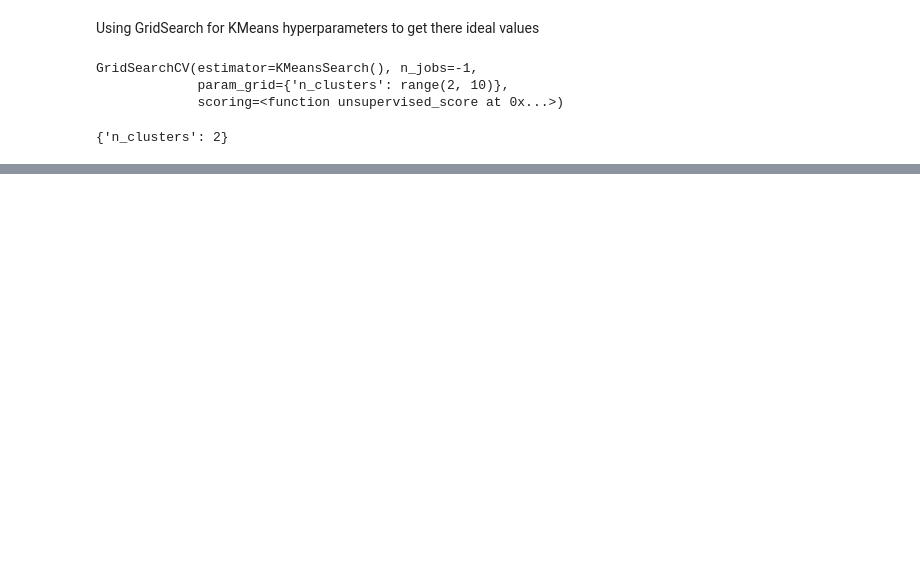
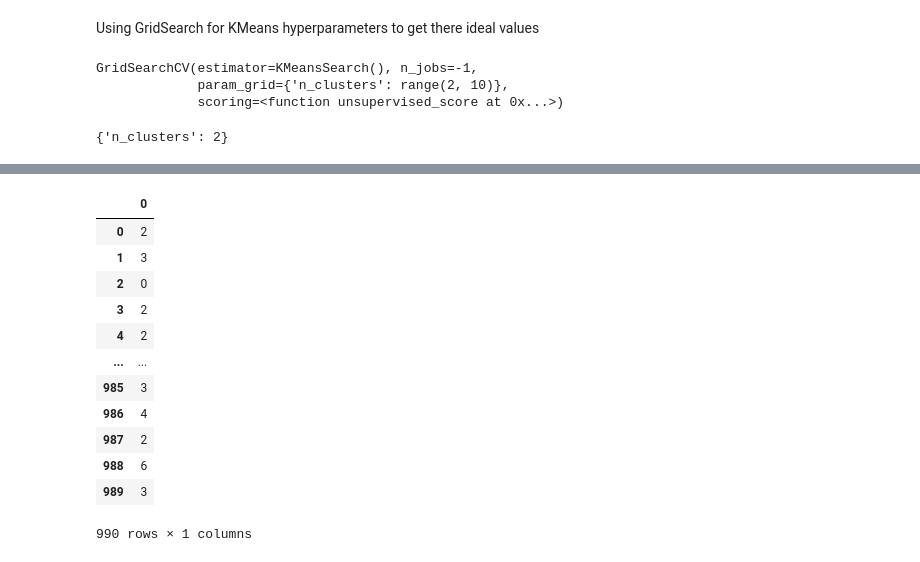
Before and after one commit to sunodmongia/Unsupervised, a Jupyter notebook: unsupervise.ipynb, the cells around one changed output, grey strips where cells are left out. Drawn from its saved outputs; the diff is of its cells as text; code cells hidden in the pictures; blank space fills up the shorter version.

```diff
--- a/unsupervise.ipynb
+++ b/unsupervise.ipynb
@@ -299,0 +324,16 @@ search.best_params_
+# %%
+pd.DataFrame(dbscan.labels_[10:])
+# %% [output]
+|  | 0 |
+| 0 | 2 |
+| 1 | 3 |
+| 2 | 0 |
+| 3 | 2 |
+| 4 | 2 |
+| ... | ... |
+| 985 | 3 |
+| 986 | 4 |
+| 987 | 2 |
+| 988 | 6 |
+| 989 | 3 |
+990 rows × 1 columns
```
Also changed, not shown: parts of 15 cells of this notebook.
